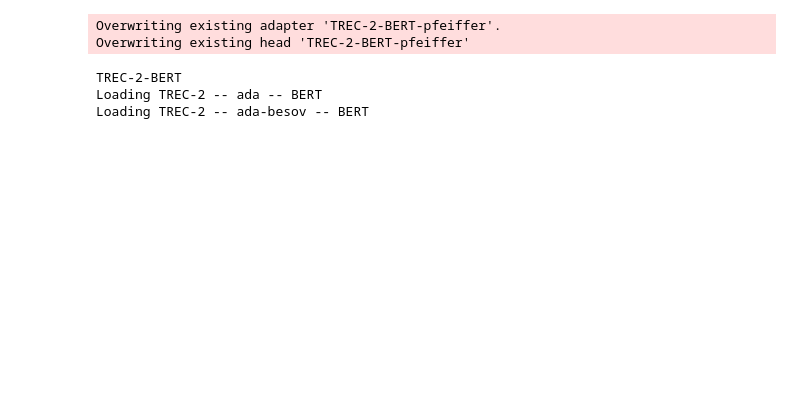
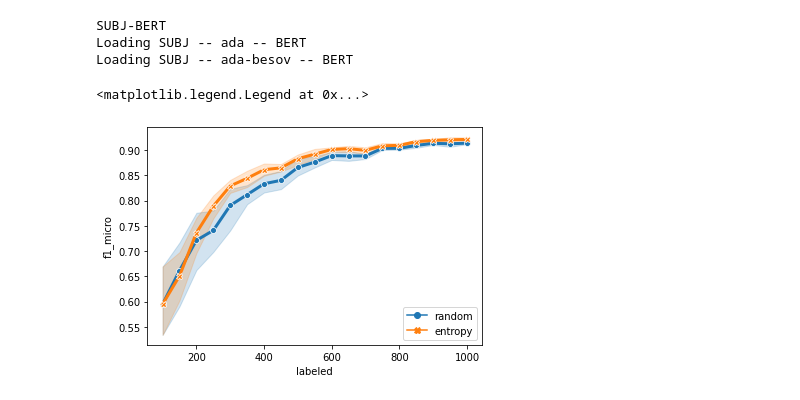
Before and after one commit to josipjukic/adapter-al, a Jupyter notebook: tinkering.ipynb, the cells around one changed output. Saved outputs shown, nothing was run; the diff lists cells and outputs as text; code cells hidden in the pictures; blank space fills up the shorter version.

```diff
--- a/tinkering.ipynb
+++ b/tinkering.ipynb
@@ -40,5 +0,0 @@ Some weights of the model checkpoint at bert-base-uncased were not used when ini
-# %%
-a = model.load_adapter("adapters/TREC-2-BERT-pfeiffer")
-# %% [output]
-Overwriting existing adapter 'TREC-2-BERT-pfeiffer'.
-Overwriting existing head 'TREC-2-BERT-pfeiffer'
@@ -59,19 +10,27 @@ from util import Config
 from viz_utils import *
 # %%
 datasets = ["MRPC", "TREC-2", "SUBJ", "AGN-2", "TREC-6", "AGN-4", "SST"]
-dataset_map = {"TREC-2": "TREC-2", "SUBJ": "SUBJ", "AGN-2": "AGN-2", "TREC-6": "TREC-full", "SST": "SST", "COLA": "COLA", "AGN-4": "ag_news-full"}
+dataset_map = {
+    "TREC-2": "TREC-2",
+    "SUBJ": "SUBJ",
+    "AGN-2": "AGN-2",
+    "TREC-6": "TREC-full",
+    "SST": "SST",
+    "COLA": "COLA",
+    "AGN-4": "ag_news-full",
+}
 models = ["BERT", "ELECTRA"]
 load_anti = False
-n = 0 # AL step at which evaluation (AUC) starts
+n = 0  # AL step at which evaluation (AUC) starts
 model = "BERT"
 mode = "ada"
-dataset = "TREC-2"
+dataset = "SUBJ"
 
 aucs = []
 trs = []
 try:
     experiments, meta = load_results(
-        base_dir=f"results/parallel",
+        base_dir=f"results/",
         dataset=dataset,
         model=model,
     )
@@ -87,7 +46,9 @@ for load_mode in ["last", "best"]:
     df_tr_i["model"] = model
     df_tr_i["mode"] = mode_print
     df_tr_i["dataset"] = dataset
-    df_tr_i = df_tr_i.reset_index().set_index(["dataset", "model", "mode", "sampler", "experiment", "al_iter"])
+    df_tr_i = df_tr_i.reset_index().set_index(
+        ["dataset", "model", "mode", "sampler", "experiment", "al_iter"]
+    )
     trs.append(df_tr_i)
 
     df_auc_i = al_auc(df_tr_i)
@@ -96,13 +57,29 @@ for load_mode in ["last", "best"]:
     aucs.append(df_auc_i)
 
 
-
-
 # plot_besov_index(df_tr, ci=0)
 # plot_al_accuracy(df_tr, metric="f1_micro", ci=0)
 df_tr = pd.concat(trs)
 df_auc = pd.concat(aucs)
 # %% [output]
-TREC-2-BERT
-Loading TREC-2 -- ada -- BERT
-Loading TREC-2 -- ada-besov -- BERT
+SUBJ-BERT
+Loading SUBJ -- ada -- BERT
+Loading SUBJ -- ada-besov -- BERT
+# %%
+g = sns.lineplot(
+    data=df_tr[df_tr.index.get_level_values("mode") == "ada-besov"],
+    x="labeled",
+    y="f1_micro",
+    hue="sampler",
+    style="sampler",
+    markers=True,
+    dashes=False,
+    ci=95,
+    linewidth=3,
+)
+plt.legend(loc='lower right')
+# g.set_ylim(0.89, 0.98)
+# g.set_xlim(100, 1000)
+# %% [output]
+<matplotlib.legend.Legend at 0x...>
+[figure, added]
```
Also changed, not shown: parts of 34 cells of this notebook, 9 other files.
